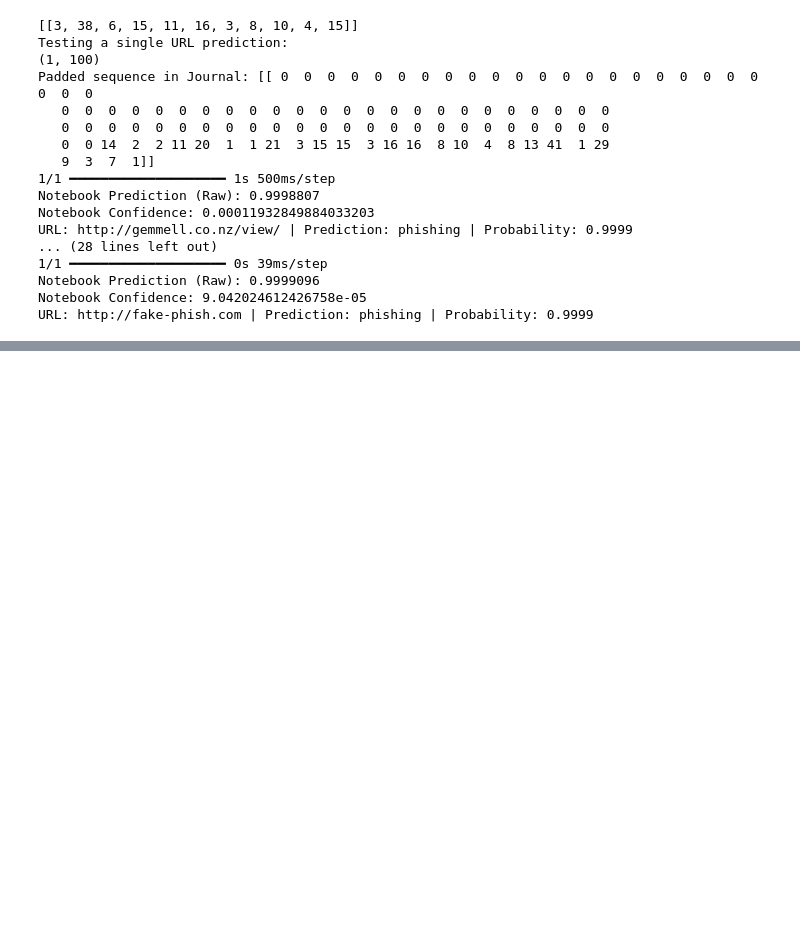
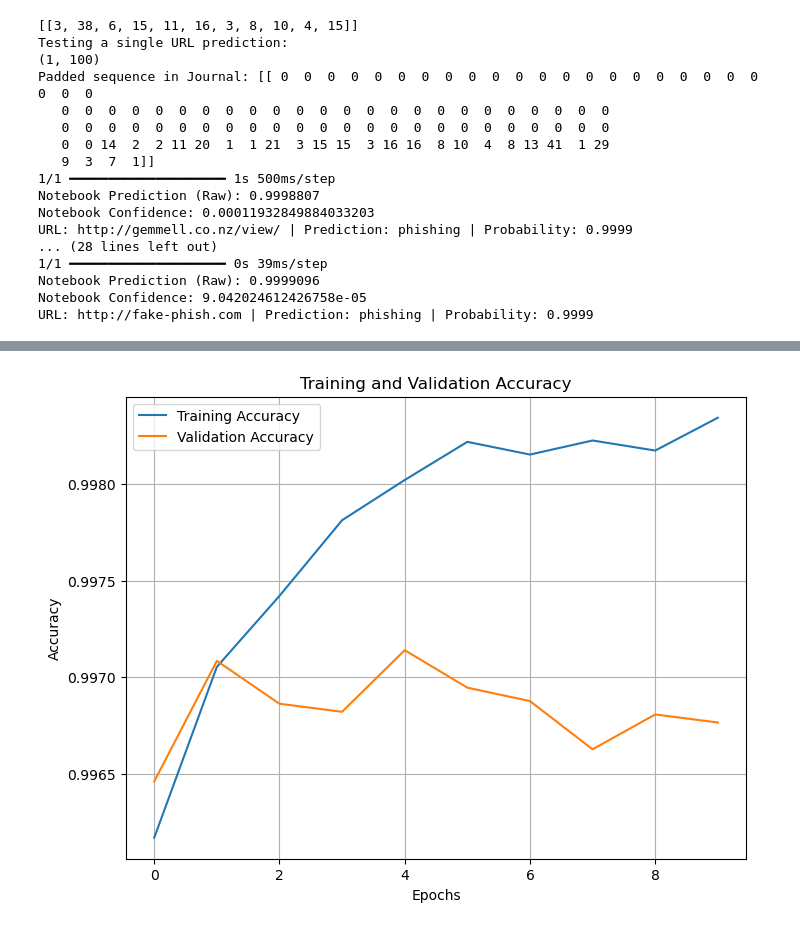
Before and after one commit to csce585-mlsystems/Phishing-Detection, a Jupyter notebook: URL_Detection_Test_GRU.ipynb, the cells around one changed output, grey strips where cells are left out. Cells and saved outputs as stored; diff of their text form; code cells hidden in the pictures; blank space fills up the shorter version.

```diff
--- a/URL_Detection_Test_GRU.ipynb
+++ b/URL_Detection_Test_GRU.ipynb
@@ -276,0 +297,20 @@ URL: http://fake-phish.com | Prediction: phishing | Probability: 0.9999
+# %%
+
+
+def plot_training_history(history):
+    plt.figure(figsize=(8, 6))
+
+    # Plot the accuracy
+    plt.plot(history.history['accuracy'], label='Training Accuracy')
+    plt.plot(history.history['val_accuracy'], label='Validation Accuracy')
+
+    # Add labels and legend
+    plt.title('Training and Validation Accuracy')
+    plt.xlabel('Epochs')
+    plt.ylabel('Accuracy')
+    plt.legend()
+    plt.grid(True)
+    plt.show()
+
+# Example usage: assuming you have a 'history' object
+plot_training_history(history)
@@ -276,0 +336,29 @@ URL: http://fake-phish.com | Prediction: phishing | Probability: 0.9999
+# %%
+import matplotlib.pyplot as plt
+
+# Plot training and validation accuracy
+history = model.fit(
+    X_train, y_train,
+    validation_split=0.2,  # Use 20% of the training data for validation
+    epochs=10,
+    batch_size=32
+)
+
+def plot_training_history(history):
+    plt.figure(figsize=(8, 6))
+
+    # Plot the accuracy
+    plt.plot(history.history['accuracy'], label='Training Accuracy')
+    plt.plot(history.history['val_accuracy'], label='Validation Accuracy')
+
+    # Add labels and legend
+    plt.title('Training and Validation Accuracy')
+    plt.xlabel('Epochs')
+    plt.ylabel('Accuracy')
+    plt.legend()
+    plt.grid(True)
+    plt.show()
+
+# Example usage: assuming you have a 'history' object
+plot_training_history(history)
+# %% [output]
@@ -276,0 +385 @@ URL: http://fake-phish.com | Prediction: phishing | Probability: 0.9999
+[figure, added]
```
Also changed, not shown: parts of 9 cells of this notebook, 5 other files.
